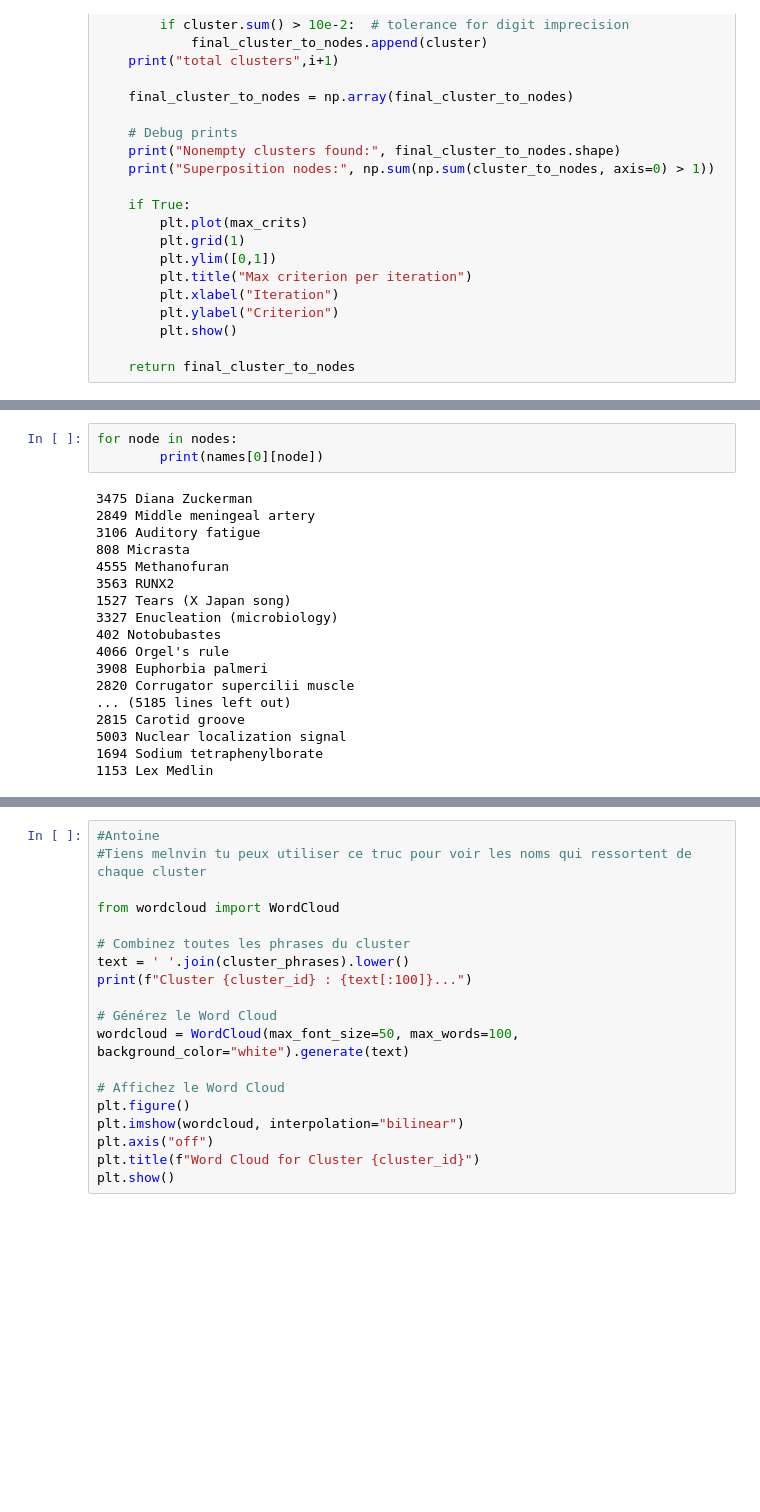
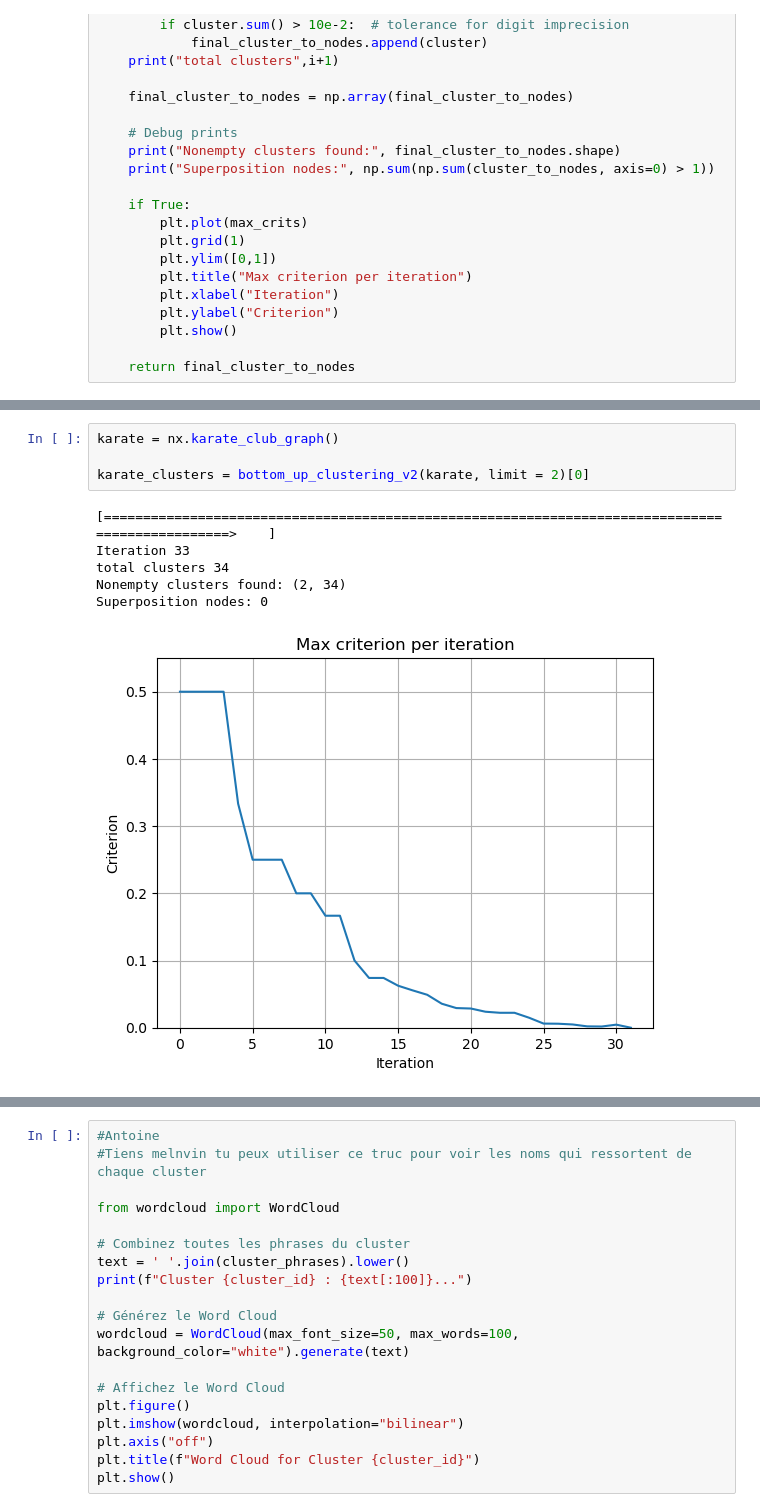
Before and after one commit to MelvinGode/Wikipedia-Clusteing, a Jupyter notebook: bottom_up.ipynb, the cells around one changed output, grey strips where cells are left out. Cells and saved outputs as stored; diff of their text form; blank space fills up the shorter version.

```diff
--- a/bottom_up.ipynb
+++ b/bottom_up.ipynb
@@ -230,21 +431,11 @@ Random assignment clustering modularity :  0.019993148372990485
-# %%
-for node in nodes:
-        print(names[0][node])
-# %% [output]
-3475 Diana Zuckerman
-2849 Middle meningeal artery
-3106 Auditory fatigue
-808 Micrasta
-4555 Methanofuran
-3563 RUNX2
-1527 Tears (X Japan song)
-3327 Enucleation (microbiology)
-402 Notobubastes
-4066 Orgel's rule
-3908 Euphorbia palmeri
-2820 Corrugator supercilii muscle
-... (5185 lines left out)
-2815 Carotid groove
-5003 Nuclear localization signal
-1694 Sodium tetraphenylborate
-1153 Lex Medlin
+# %%
+karate = nx.karate_club_graph()
+
+karate_clusters = bottom_up_clustering_v2(karate, limit = 2)[0]
+# %% [output]
+[================================================================================================>    ]
+Iteration 33
+total clusters 34
+Nonempty clusters found: (2, 34)
+Superposition nodes: 0
+[figure, added]
```
Also changed, not shown: parts of 23 cells of this notebook, 1 other file.
